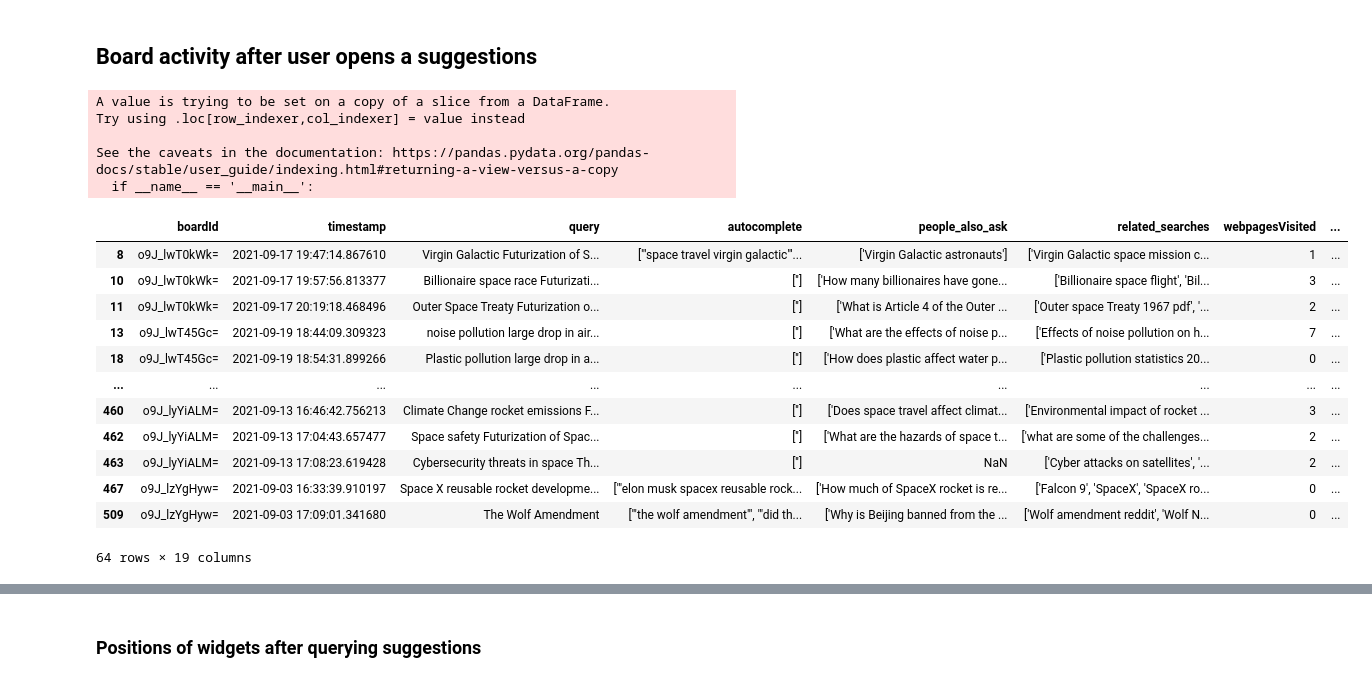
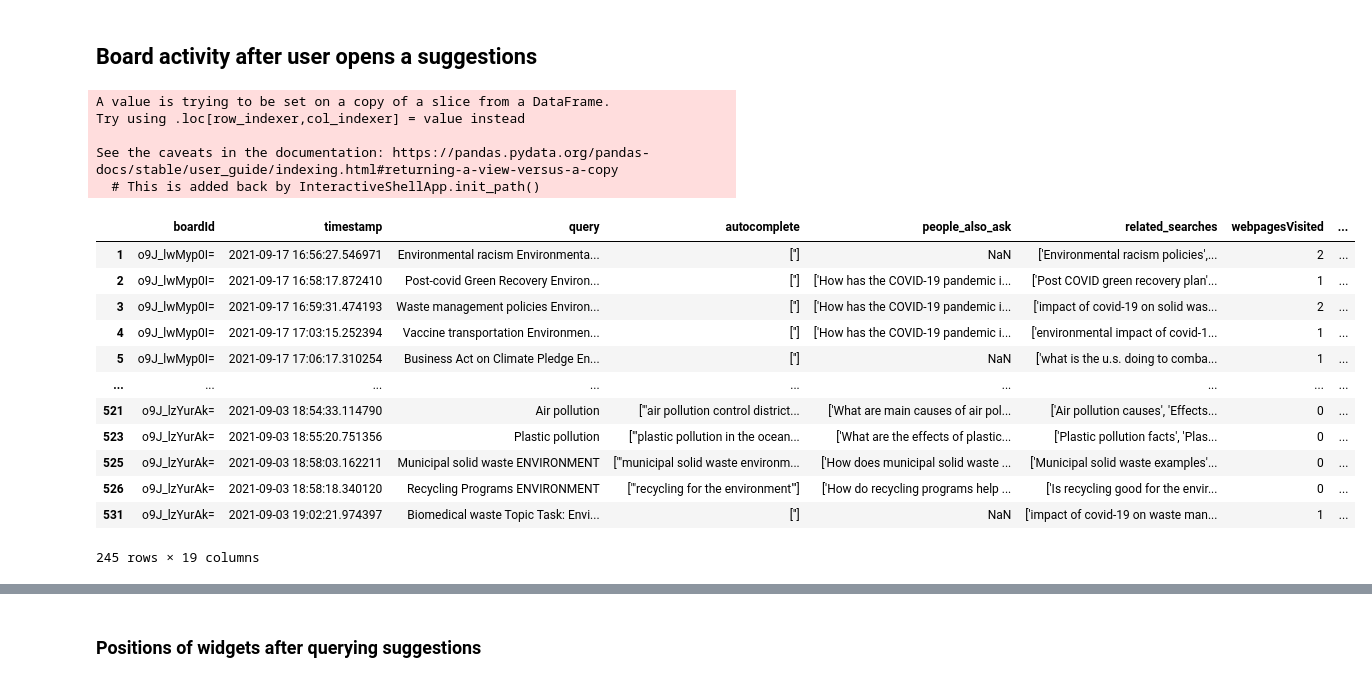
Before and after one commit to creativecolab/IntegratedSearch, a Jupyter notebook: DataAnalysis/DataCollection.ipynb, the cells around one changed output, grey strips where cells are left out. Cells and saved outputs as stored; diff of their text form; code cells hidden in the pictures.

```diff
--- a/DataAnalysis/DataCollection.ipynb
+++ b/DataAnalysis/DataCollection.ipynb
@@ -1099,7 +1099,6 @@ for boardId in boardInfo.index:
     for key, item in browser_df_joined[(browser_df_joined['boardId']==boardId) & (browser_df_joined['clickedFromMiro']==1)].iterrows():
         relevantSuggestions = suggestion_df_joined[suggestion_df_joined['boardId']==boardId]
         relevantSuggestions=relevantSuggestions[relevantSuggestions['suggestionsQueried']==1]
-        relevantSuggestions=relevantSuggestions[relevantSuggestions['status']>=4]
 #         if 'Vaccine transportation' not in item.query:
 #             continue
 #         print(relevantSuggestions)
@@ -1108,9 +1107,9 @@ for boardId in boardInfo.index:
                 relevantSuggestions=relevantSuggestions.drop(index=key2)
 #         print(relevantSuggestions)
         relevantSuggestions = relevantSuggestions[relevantSuggestions['timestamp']< item.timestamp]
-        for key2, item2 in relevantSuggestions.iterrows():
-            if item2.status==4 and item2.lastUpdated>item.timestamp:
-                relevantSuggestions=relevantSuggestions.drop(index=key2)
+#         for key2, item2 in relevantSuggestions.iterrows():
+#             if item2.status==4 and item2.lastUpdated>item.timestamp:
+#                 relevantSuggestions=relevantSuggestions.drop(index=key2)
 #         print(relevantSuggestions)
         if len(relevantSuggestions)>0:
             widgettypes=[]
@@ -1157,7 +1156,7 @@ for boardId in boardInfo.index:
 #         else:
 #             print(item['addedWidgets'])
 
-browser_df_joined
+browser_df_joined[browser_df_joined['boardId']=='o9J_lwj9wsM=']
 # %% [output]
 A value is trying to be set on a copy of a slice from a DataFrame.
 Try using .loc[row_indexer,col_indexer] = value instead
@@ -1183,50 +1180,52 @@ See the caveats in the documentation: https://pandas.pydata.org/pandas-docs/stab
 # %% [markdown]
 ## Board activity after user opens a suggestions
 # %%
+miroQueries_df=browser_df_joined[browser_df_joined['clickedFromMiro']==1]
 browser_df_joined['timeIntervalEnd'] = browser_df_joined.groupby('boardId')['timestamp'].shift(-1).fillna(datetime.strptime('2030-01-01T00:00:00.000000','%Y-%m-%dT%H:%M:%S.%f'))
 browser_df_joined['addedWidgets']=0
 browser_df_joined['characterDiff']=0
+
 for boardId in boardInfo.index:
     board_df = create_board_df(boardId)
     board_df['charDiff']=board_df['totalCharacters'].diff()
     #print(board_df)
     webpageboard_df=webpage_df[webpage_df['boardId']==boardId]
     webpageboard_df['timestamp'] = pd.to_datetime(webpageboard_df['timestamp'])
     for key, item in browser_df_joined[browser_df_joined['boardId']==boardId].iterrows():
         suggIntervalActivity = board_df[(board_df['timestamp']<item.timeIntervalEnd) & (board_df['timestamp']>=item.timestamp)]
         webpageIntervalActivity = webpageboard_df[(webpageboard_df['timestamp']<item.timeIntervalEnd) & (webpageboard_df['timestamp']>=item.timestamp)]
         positionX = item['positionX']
         positionY = item['positionY']
         totalDistance=None
         numOfWidgets=None
         if item['clickedFromMiro']==1 and item['addedWidgets']==0:
             totalDistance=0
             numOfWidgets=0
             for bounds in suggIntervalActivity['bounds']:
                 for bound in bounds:
                     totalDistance +=math.sqrt((positionX-bound['x'])**2 + (positionY-bound['y'])**2)
                     numOfWidgets+=1
         browser_df_joined.at[key, 'averageDistance'] = None if totalDistance==0 or totalDistance is None else totalDistance/numOfWidgets
         browser_df_joined.at[key, 'addedWidgets']=suggIntervalActivity['addedWidgets'].sum()
         browser_df_joined.at[key, 'characterDiff']=suggIntervalActivity['charDiff'].sum()
         browser_df_joined.at[key, 'webpagesOpened'] = webpageIntervalActivity[webpageIntervalActivity['isQuery'] == False]['isQuery'].count()
-browser_df_joined[(browser_df_joined['addedWidgets']>1) & (browser_df_joined['clickedFromMiro']==1)]
+browser_df_joined[(browser_df_joined['clickedFromMiro']==1)]
 # %% [output]
 A value is trying to be set on a copy of a slice from a DataFrame.
 Try using .loc[row_indexer,col_indexer] = value instead
 
 See the caveats in the documentation: https://pandas.pydata.org/pandas-docs/stable/user_guide/indexing.html#returning-a-view-versus-a-copy
-  if __name__ == '__main__':
+  # This is added back by InteractiveShellApp.init_path()
 |  | boardId | timestamp | query | autocomplete | people_also_ask | related_searches | webpagesVisited | ... |
-| 8 | o9J_lwT0kWk= | 2021-09-17 19:47:14.867610 | Virgin Galactic Futurization of S... | ['"space travel virgin galactic"'... | ['Virgin Galactic astronauts'] | ['Virgin Galactic space mission c... | 1 | ... |
-| 10 | o9J_lwT0kWk= | 2021-09-17 19:57:56.813377 | Billionaire space race Futurizati... | [''] | ['How many billionaires have gone... | ['Billionaire space flight', 'Bil... | 3 | ... |
-| 11 | o9J_lwT0kWk= | 2021-09-17 20:19:18.468496 | Outer Space Treaty Futurization o... | [''] | ['What is Article 4 of the Outer ... | ['Outer space Treaty 1967 pdf', '... | 2 | ... |
-| 13 | o9J_lwT45Gc= | 2021-09-19 18:44:09.309323 | noise pollution large drop in air... | [''] | ['What are the effects of noise p... | ['Effects of noise pollution on h... | 7 | ... |
-| 18 | o9J_lwT45Gc= | 2021-09-19 18:54:31.899266 | Plastic pollution large drop in a... | [''] | ['How does plastic affect water p... | ['Plastic pollution statistics 20... | 0 | ... |
+| 1 | o9J_lwMyp0I= | 2021-09-17 16:56:27.546971 | Environmental racism Environmenta... | [''] | NaN | ['Environmental racism policies',... | 2 | ... |
+| 2 | o9J_lwMyp0I= | 2021-09-17 16:58:17.872410 | Post-covid Green Recovery Environ... | [''] | ['How has the COVID-19 pandemic i... | ['Post COVID green recovery plan'... | 1 | ... |
+| 3 | o9J_lwMyp0I= | 2021-09-17 16:59:31.474193 | Waste management policies Environ... | [''] | ['How has the COVID-19 pandemic i... | ['impact of covid-19 on solid was... | 2 | ... |
+| 4 | o9J_lwMyp0I= | 2021-09-17 17:03:15.252394 | Vaccine transportation Environmen... | [''] | ['How has the COVID-19 pandemic i... | ['environmental impact of covid-1... | 1 | ... |
+| 5 | o9J_lwMyp0I= | 2021-09-17 17:06:17.310254 | Business Act on Climate Pledge En... | [''] | NaN | ['what is the u.s. doing to comba... | 1 | ... |
 | ... | ... | ... | ... | ... | ... | ... | ... | ... |
-| 460 | o9J_lyYiALM= | 2021-09-13 16:46:42.756213 | Climate Change rocket emissions F... | [''] | ['Does space travel affect climat... | ['Environmental impact of rocket ... | 3 | ... |
-| 462 | o9J_lyYiALM= | 2021-09-13 17:04:43.657477 | Space safety Futurization of Spac... | [''] | ['What are the hazards of space t... | ['what are some of the challenges... | 2 | ... |
-| 463 | o9J_lyYiALM= | 2021-09-13 17:08:23.619428 | Cybersecurity threats in space Th... | [''] | NaN | ['Cyber attacks on satellites', '... | 2 | ... |
-| 467 | o9J_lzYgHyw= | 2021-09-03 16:33:39.910197 | Space X reusable rocket developme... | ['"elon musk spacex reusable rock... | ['How much of SpaceX rocket is re... | ['Falcon 9', 'SpaceX', 'SpaceX ro... | 0 | ... |
-| 509 | o9J_lzYgHyw= | 2021-09-03 17:09:01.341680 | The Wolf Amendment | ['"the wolf amendment"', '"did th... | ['Why is Beijing banned from the ... | ['Wolf amendment reddit', 'Wolf N... | 0 | ... |
+| 521 | o9J_lzYurAk= | 2021-09-03 18:54:33.114790 | Air pollution | ['"air pollution control district... | ['What are main causes of air pol... | ['Air pollution causes', 'Effects... | 0 | ... |
+| 523 | o9J_lzYurAk= | 2021-09-03 18:55:20.751356 | Plastic pollution | ['"plastic pollution in the ocean... | ['What are the effects of plastic... | ['Plastic pollution facts', 'Plas... | 0 | ... |
+| 525 | o9J_lzYurAk= | 2021-09-03 18:58:03.162211 | Municipal solid waste ENVIRONMENT | ['"municipal solid waste environm... | ['How does municipal solid waste ... | ['Municipal solid waste examples'... | 0 | ... |
+| 526 | o9J_lzYurAk= | 2021-09-03 18:58:18.340120 | Recycling Programs ENVIRONMENT | ['"recycling for the environment"'] | ['How do recycling programs help ... | ['Is recycling good for the envir... | 0 | ... |
+| 531 | o9J_lzYurAk= | 2021-09-03 19:02:21.974397 | Biomedical waste Topic Task: Envi... | [''] | NaN | ['impact of covid-19 on waste man... | 1 | ... |
-64 rows × 19 columns
+245 rows × 19 columns
```
Also changed, not shown: parts of 7 cells of this notebook.
